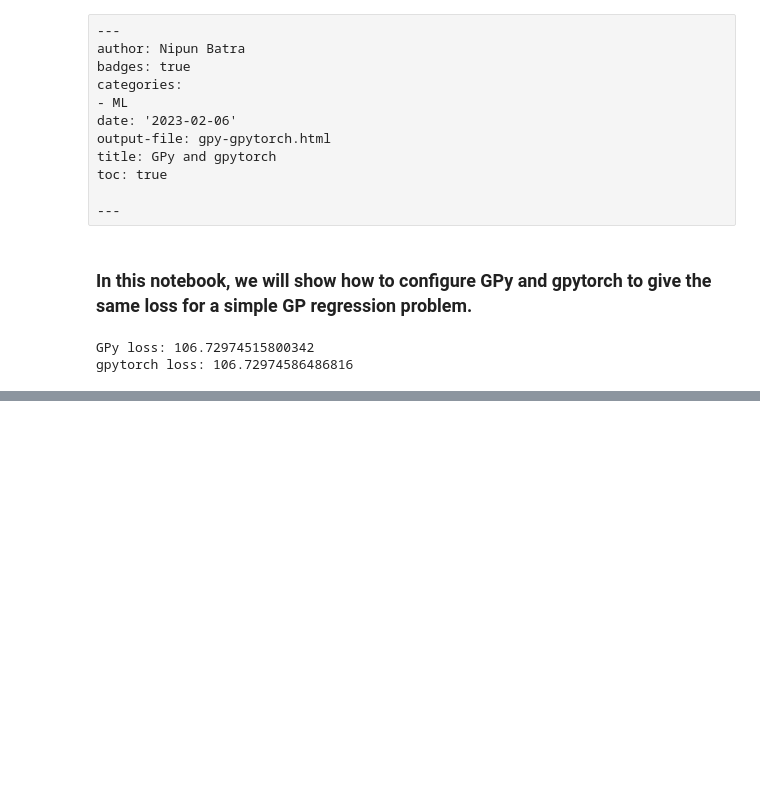
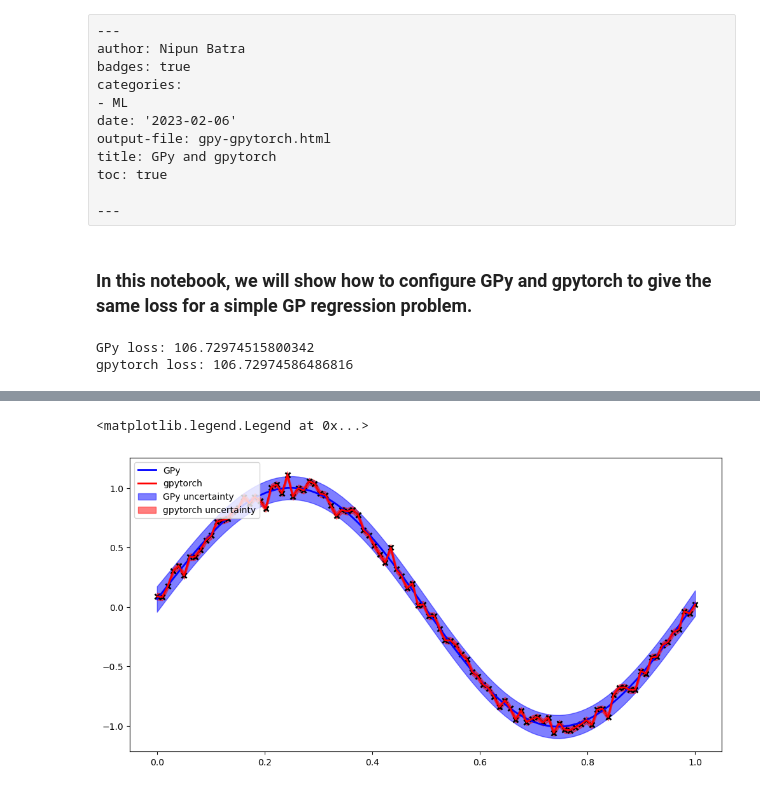
Before and after one commit to patel-zeel/nbblog, a Jupyter notebook: posts/gpy-gpytorch.ipynb, the cells around one changed output, grey strips where cells are left out. Cells and saved outputs as stored; diff of their text form; code cells hidden in the pictures; blank space fills up the shorter version.

```diff
--- a/posts/gpy-gpytorch.ipynb
+++ b/posts/gpy-gpytorch.ipynb
@@ -77,0 +143,29 @@ gpytorch loss: 106.72974586486816
+# %%
+# plot the GPy and gpytorch models in the same plot
+
+import matplotlib.pyplot as plt
+
+# Get the GPy predictions
+gpy_mean, gpy_var = gpy_model.predict(X)
+
+# Get the gpytorch predictions
+gpytorch_model.eval()
+likelihood.eval()
+with torch.no_grad(), gpytorch.settings.fast_pred_var():
+    observed_pred = likelihood(gpytorch_model(torch.from_numpy(X).float()))
+
+# Plot the GPy and gpytorch models
+plt.figure(figsize=(12, 6))
+plt.plot(X, y, 'kx', mew=2)
+plt.plot(X, gpy_mean, 'b', lw=2, label='GPy')
+plt.plot(X, observed_pred.mean.numpy(), 'r', lw=2, label='gpytorch')
+plt.fill_between(X.flatten(), gpy_mean.flatten() - 2 * np.sqrt(gpy_var.flatten()), gpy_mean.flatten() + 2 * np.sqrt(gpy_var.flatten()), alpha=0.5, color='blue', label='GPy uncertainty')
+
+# Get the lower and upper confidence bounds for the gpytorch model
+lower, upper = observed_pred.confidence_region()
+plt.fill_between(X.flatten(), lower.numpy().flatten(), upper.numpy().flatten(), alpha=0.5, color='red', label='gpytorch uncertainty')
+
+plt.legend(loc='upper left')
+# %% [output]
+<matplotlib.legend.Legend at 0x...>
+[figure, added]
```
Also changed, not shown: parts of 1 cell of this notebook.
